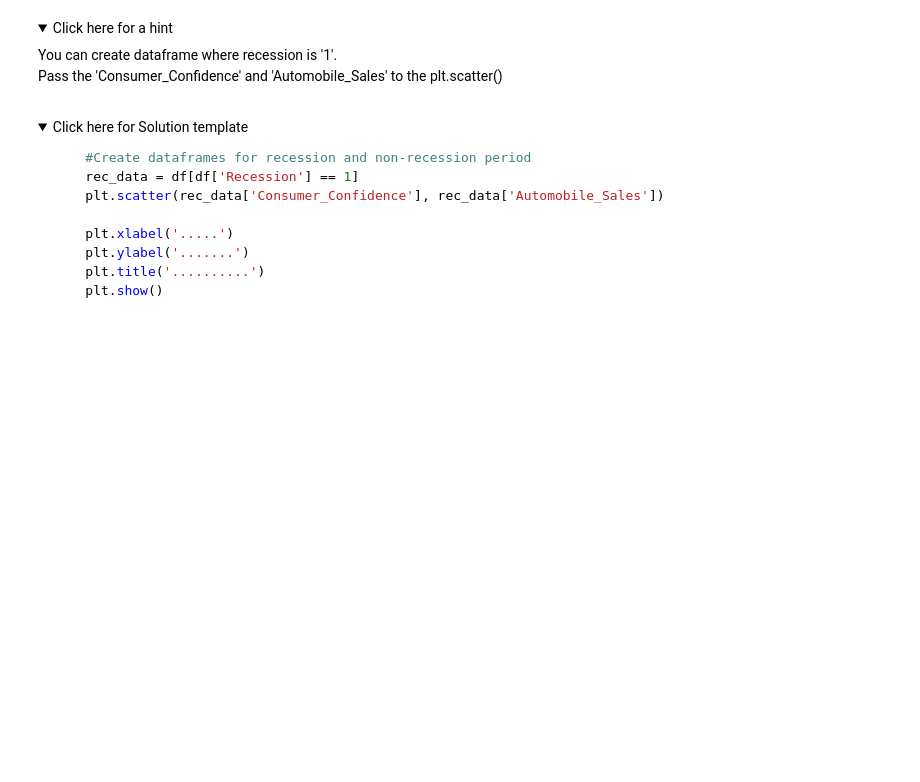
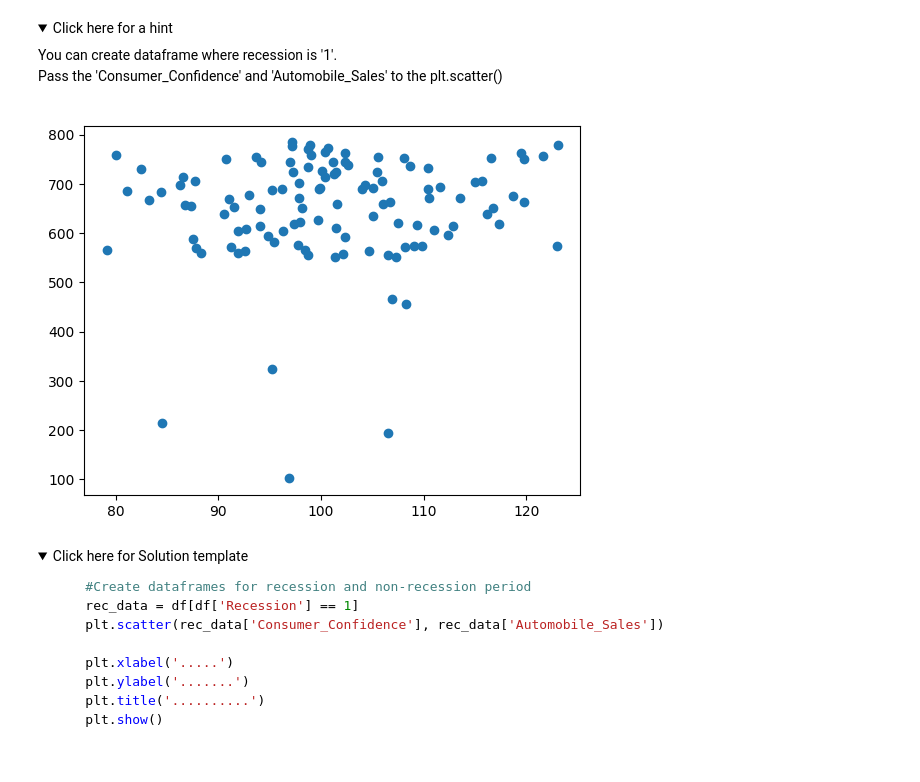
Before and after one commit to MoetezAbbassi/Python-Projects, a Jupyter notebook: IBM Data Analytics mini-projects/Data Visualization/DV0101EN-Final-Assignment-Part1-v2.ipynb, the cells around one changed output. Saved outputs shown, nothing was run; the diff lists cells and outputs as text; code cells hidden in the pictures; folded sections open; blank space fills up the shorter version.

```diff
--- a/IBM Data Analytics mini-projects/Data Visualization/DV0101EN-Final-Assignment-Part1-v2.ipynb
+++ b/IBM Data Analytics mini-projects/Data Visualization/DV0101EN-Final-Assignment-Part1-v2.ipynb
@@ -655,6 +683,13 @@ Save this plot as "Bubble.png"</span><br>
      You can create dataframe where recession is '1'.
         <br>Pass the 'Consumer_Confidence' and 'Automobile_Sales' to the plt.scatter()</p>
 </details>
+# %%
+rec_data = df[df['Recession'] == 1]
+plt.scatter(rec_data['Consumer_Confidence'], rec_data['Automobile_Sales'])
+
+plt.show()
+# %% [output]
+[figure, added]
 # %% [markdown]
 <details>
 <summary>Click here for Solution template</summary>
```
Also changed, not shown: parts of 8 cells of this notebook, 1 other file.
